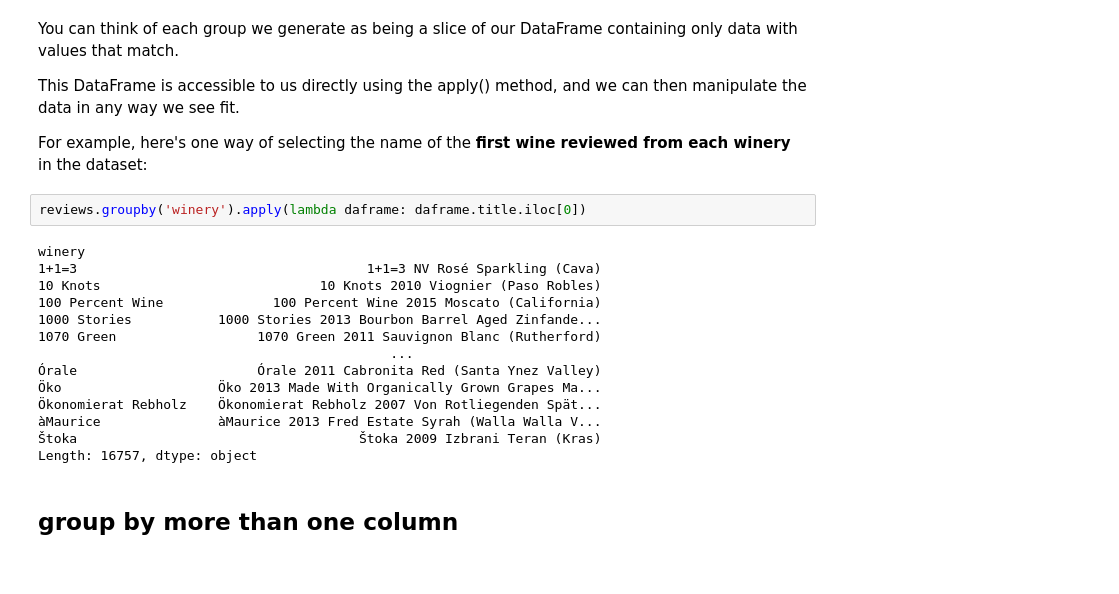
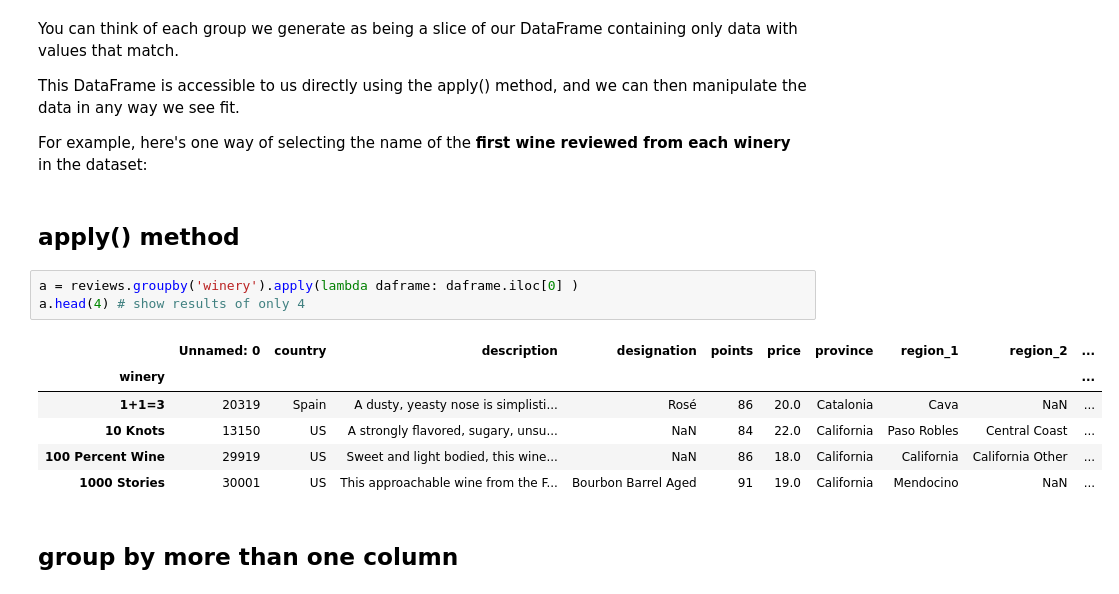
Before and after one commit to kumbhat10/Data_Science_in_Python, a Jupyter notebook: Learning_Pandas/Grouping_and_Sorting.ipynb, the cells around one changed output. Cells and saved outputs as stored; diff of their text form.

```diff
--- a/Learning_Pandas/Grouping_and_Sorting.ipynb
+++ b/Learning_Pandas/Grouping_and_Sorting.ipynb
@@ -77,22 +81,18 @@ You can think of each group we generate as being a slice of our DataFrame contai
 This DataFrame is accessible to us directly using the apply() method, and we can then manipulate the data in any way we see fit.
 
 For example, here's one way of selecting the name of the **first wine reviewed from each winery** in the dataset:
+# %% [markdown]
+##  **apply()**  method
 # %%
-reviews.groupby('winery').apply(lambda daframe: daframe.title.iloc[0])
+a = reviews.groupby('winery').apply(lambda daframe: daframe.iloc[0] )
+a.head(4) # show results of only 4
 # %% [output]
-winery
-1+1=3                                     1+1=3 NV Rosé Sparkling (Cava)
-10 Knots                            10 Knots 2010 Viognier (Paso Robles)
-100 Percent Wine              100 Percent Wine 2015 Moscato (California)
-1000 Stories           1000 Stories 2013 Bourbon Barrel Aged Zinfande...
-1070 Green                  1070 Green 2011 Sauvignon Blanc (Rutherford)
-                                             ...
-Órale                       Órale 2011 Cabronita Red (Santa Ynez Valley)
-Öko                    Öko 2013 Made With Organically Grown Grapes Ma...
-Ökonomierat Rebholz    Ökonomierat Rebholz 2007 Von Rotliegenden Spät...
-àMaurice               àMaurice 2013 Fred Estate Syrah (Walla Walla V...
-Štoka                                    Štoka 2009 Izbrani Teran (Kras)
-Length: 16757, dtype: object
+|  | Unnamed: 0 | country | description | designation | points | price | province | region_1 | region_2 | ... |
+| winery |  |  |  |  |  |  |  |  |  | ... |
+| 1+1=3 | 20319 | Spain | A dusty, yeasty nose is simplisti... | Rosé | 86 | 20.0 | Catalonia | Cava | NaN | ... |
+| 10 Knots | 13150 | US | A strongly flavored, sugary, unsu... | NaN | 84 | 22.0 | California | Paso Robles | Central Coast | ... |
+| 100 Percent Wine | 29919 | US | Sweet and light bodied, this wine... | NaN | 86 | 18.0 | California | California | California Other | ... |
+| 1000 Stories | 30001 | US | This approachable wine from the F... | Bourbon Barrel Aged | 91 | 19.0 | California | Mendocino | NaN | ... |
 # %% [markdown]
 ## **group by more than one column**
 # %% [markdown]
```
Also changed, not shown: parts of 37 cells of this notebook.
